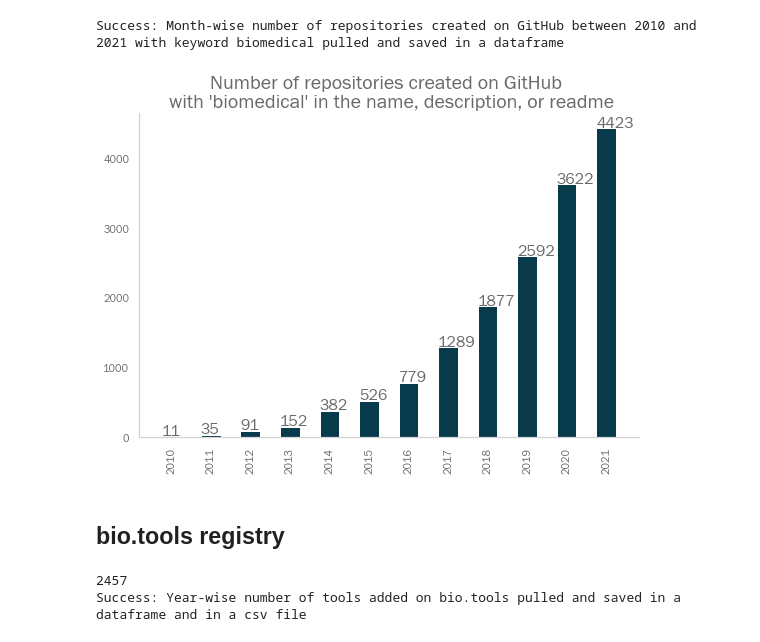
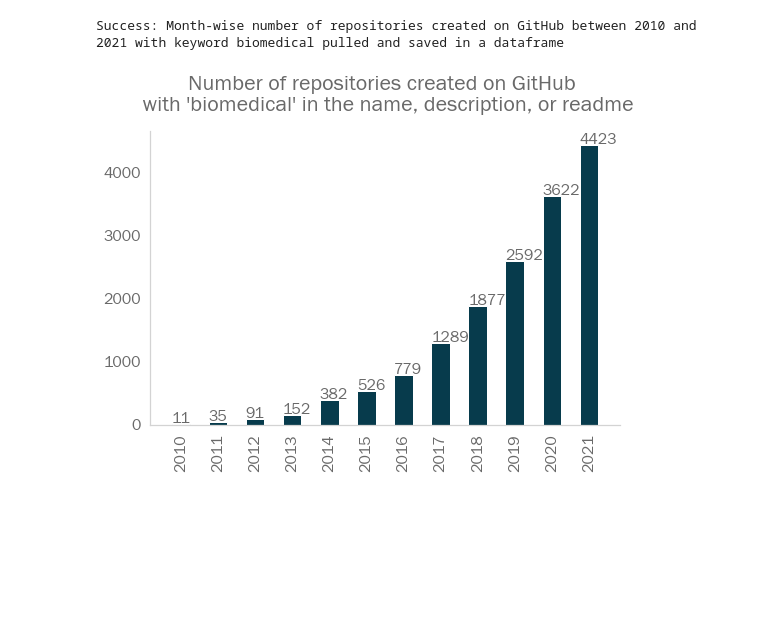
Before and after one commit to FAIR-BioRS/Code, a Jupyter notebook: main.ipynb, the cells around one changed output. Drawn from its saved outputs; the diff is of its cells as text; code cells hidden in the pictures; blank space fills up the shorter version.

```diff
--- a/main.ipynb
+++ b/main.ipynb
@@ -111,67 +128,25 @@ print(df_yearwise)
 Success: Month-wise number of repositories created on GitHub between 2010 and 2021 with keyword biomedical pulled and saved in a dataframe
 # %%
 # visualize results
-df = pd.read_csv('github_biomedical_repo_count_yearwise.csv')
+github_input_file = os.path.join('input','github_biomedical_repo_count_yearwise.csv')
+df = pd.read_csv(github_input_file)
 fig, ax = plt.subplots(figsize=(8,6))
 width = 0.5
 ind = 0
 x = df['year']
 y = df["count"]
 bars = ax.bar(x, y, width, color=color_palette[ind])
 for bar in bars:
     yval = bar.get_height()
     ax.text(bar.get_x(), yval + 20, round(yval,1))
 ind+=1
 ax.set_xticks(df['year'])
-plt.title("Number of repositories created on GitHub \n with 'biomedical' in the name, description, or readme")
+plt.xticks(fontsize=16)
+plt.yticks(fontsize=16)
+plt.title("Number of repositories created on GitHub \n with 'biomedical' in the name, description, or readme", fontsize = 22, y = 1.05)
 plt.xticks(rotation=90, ha = 'center')
 fig.tight_layout()
 plot_name = 'github-biomedical-repo-count-yearwise'
-save_image_png(fig, current_folder, plot_name)
+save_image_png(fig, 'output', plot_name)
 # %% [output]
-[figure, old version]
+[figure, new version]
-# %% [markdown]
-## bio.tools registry
-# %%
-df = pd.DataFrame(columns = ['year', 'count'])
-item_count = 1
-year_count = 0
-page_number = 0
-page_count = 0
-search_complete = 0
-current_year = 0
-while search_complete == 0:
-    page_number += 1
-    page_count += 1
-    clear_output(wait=True)
-    print(page_number)
-    params = {
-        'page' : str(page_number),
-        'format': 'json',
-        'sort': 'additionDate',
-        'ord': 'asc',
-    }
-    response = requests.get('https://bio.tools/api/tool/', params=params)
-    response_json = response.json()
-    if 'list' in response_json.keys():
-        for item in response_json['list']:
-            if page_count == 1 and item_count == 1:
-                addition_date = item['additionDate']
-                current_year = int(addition_date[:4])
-                item_count += 1
-            addition_date = item['additionDate']
-            item_year = int(addition_date[:4])
-            if item_year == current_year:
-                year_count += 1
-            else:
-                df.loc[len(df.index)] = [current_year, year_count]
-                year_count = 1
-                current_year = item_year
-    else:
-        search_complete = 1
-df.loc[len(df.index)] = [current_year, year_count]
-df.to_csv('bio_tools_count_yearwise.csv')
-print("Success: Year-wise number of tools added on bio.tools pulled and saved in a dataframe and in a csv file")
-# %% [output]
-2457
-Success: Year-wise number of tools added on bio.tools pulled and saved in a dataframe and in a csv file
```
Also changed, not shown: parts of 31 cells of this notebook, 10 other files.
